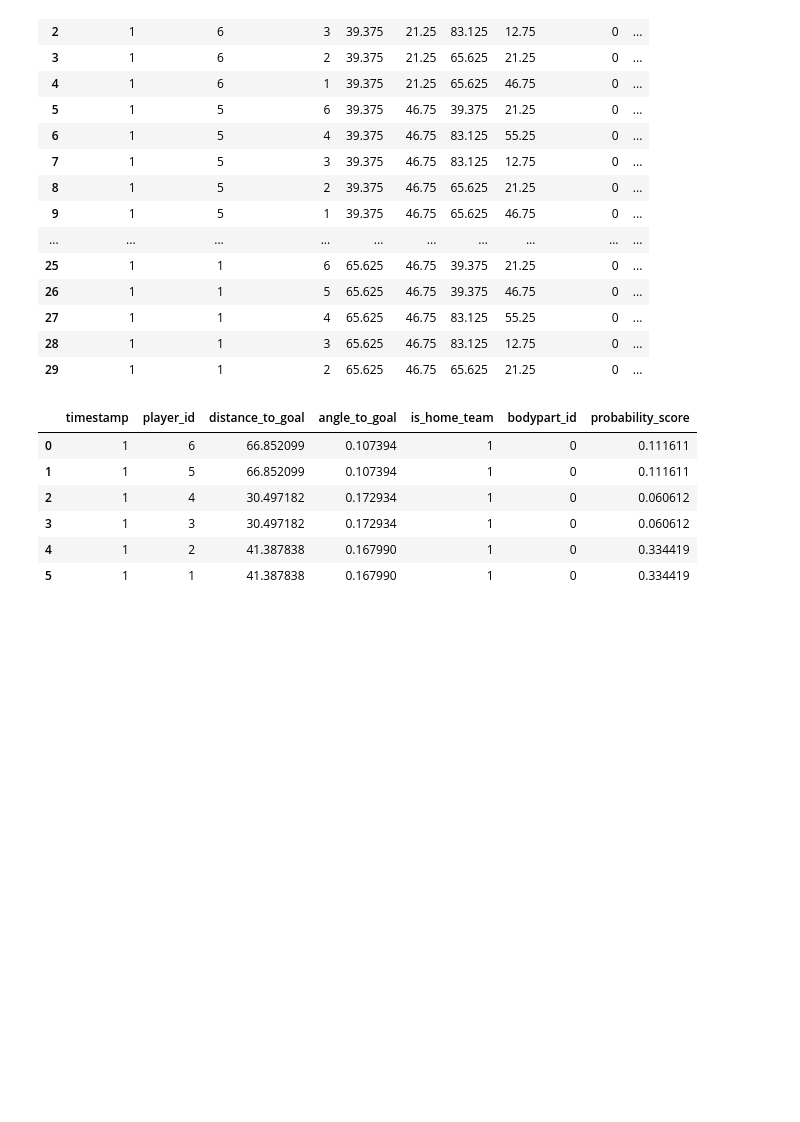
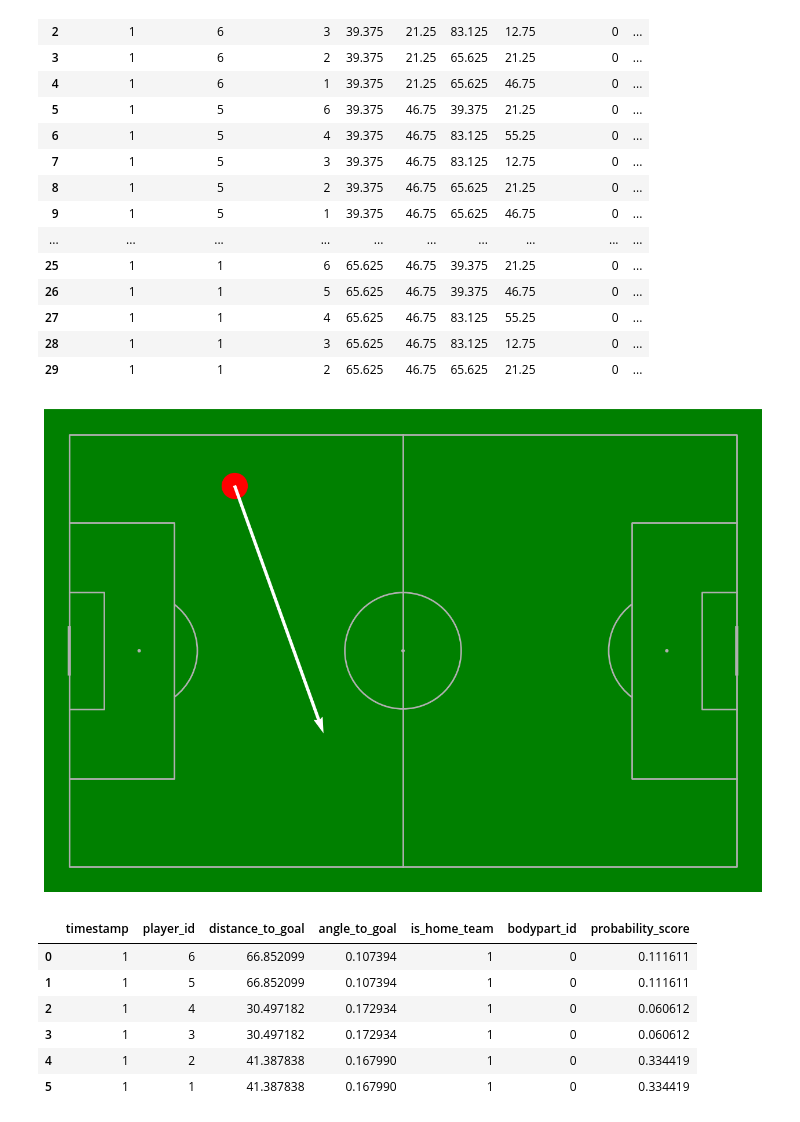
Before and after one commit to Steve23522016/vaep-base-code, a Jupyter notebook: notebooks/football_decision_making_model.ipynb, the cells around one changed output. Drawn from its saved outputs; the diff is of its cells as text; code cells hidden in the pictures; blank space fills up the shorter version.

Commit message:
Add pitch dummy code

```diff
--- a/notebooks/football_decision_making_model.ipynb
+++ b/notebooks/football_decision_making_model.ipynb
@@ -187,6 +188,16 @@ xpass_dataframes_test
 | 27 | 1 | 1 | 4 | 65.625 | 46.75 | 83.125 | 55.25 | 0 | ... |
 | 28 | 1 | 1 | 3 | 65.625 | 46.75 | 83.125 | 12.75 | 0 | ... |
 | 29 | 1 | 1 | 2 | 65.625 | 46.75 | 65.625 | 21.25 | 0 | ... |
+# %%
+# PLOT PASS PROBABILITY INTO PITCH IMAGE
+pitchXPass = Pitch(pitch_type="custom", pitch_length=105, pitch_width=68, pitch_color="green")
+fig, ax = pitchXPass.draw(figsize=(16, 11), constrained_layout=True, tight_layout=False)
+
+pitchXPass.scatter(x=26, y=60, color="red", ax=ax, s=1000)
+pitchXPass.arrows(xstart=26, ystart=60, xend=40, yend=21, ax=ax, color="white")
+plt.show()
+# %% [output]
+[figure, added]
 # %%
 # FUNCTION TO PREPROCESS FINAL XGOAL DATAFRAME
 def preprocess_xgoal_test(xgoal_df):
```
Also changed, not shown: parts of 1 cell of this notebook.
